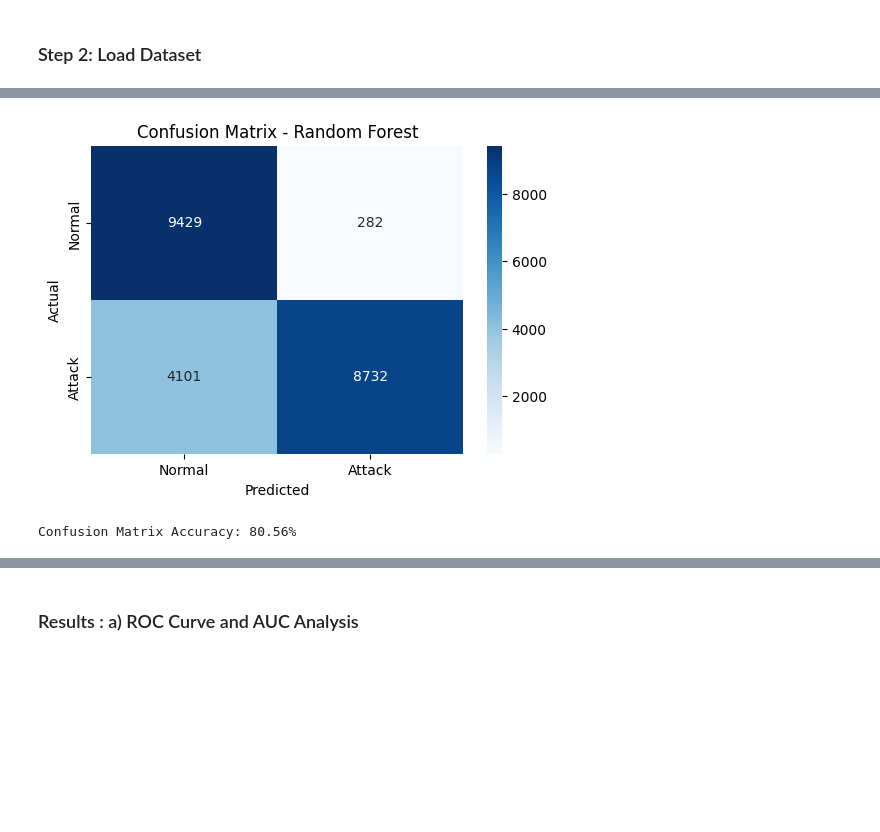
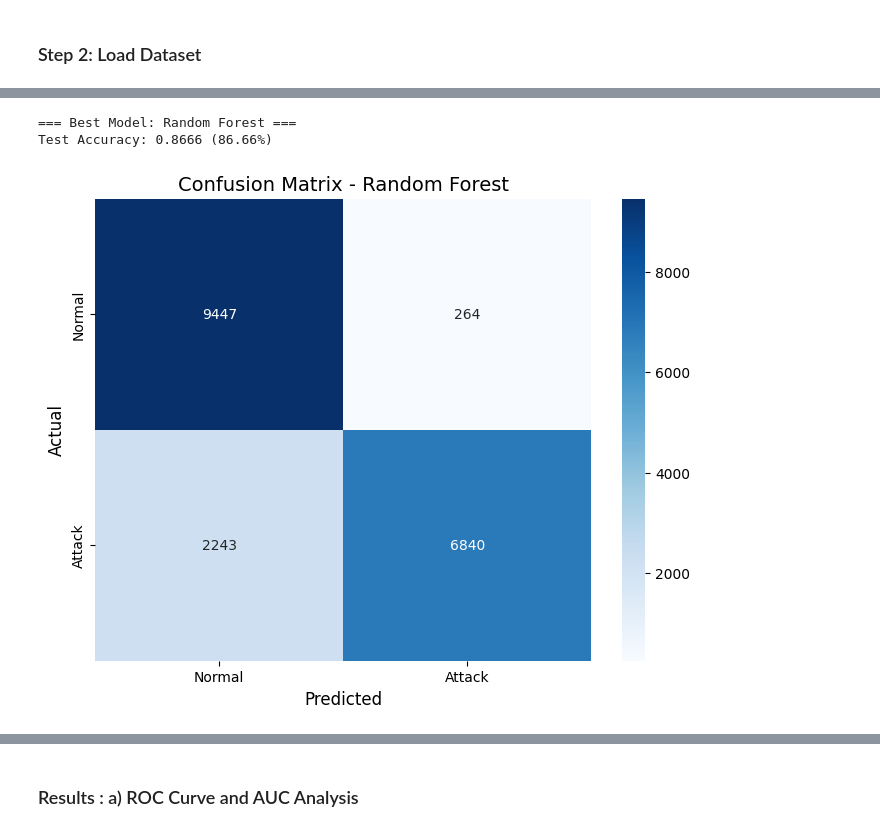
Before and after one commit to SpringBoardMentor193s/SentinelNet, a Jupyter notebook: notebooks/nslkdd_mode_train.ipynb, the cells around one changed output, grey strips where cells are left out. Drawn from its saved outputs; the diff is of its cells as text; code cells hidden in the pictures; blank space fills up the shorter version.

```diff
--- a/notebooks/nslkdd_mode_train.ipynb
+++ b/notebooks/nslkdd_mode_train.ipynb
@@ -201,10 +469,0 @@ y_test = test_df['attack_binary']
-# %%
-exclude_cols = ['label', 'difficulty_level', 'attack_binary']
-
-X_train = train_df.drop(columns=exclude_cols, axis=1)
-y_train = train_df['attack_binary']
-
-X_test = test_df.drop(columns=exclude_cols, axis=1)
-y_test = test_df['attack_binary']
-
-print("Training set:", X_train.shape, "Test set:", X_test.shape)
@@ -337,0 +517,8 @@ weighted avg       0.82      0.78      0.78     22544
+# %%
+# Apply SMOTETomek to balance the training data
+smote_tomek = SMOTETomek(random_state=42)
+X_train_resampled, y_train_resampled = smote_tomek.fit_resample(X_train, y_train)
+
+print("Class distribution after SMOTETomek:")
+print(pd.Series(y_train_resampled).value_counts())
+print(f"Resampled training shape: {X_train_resampled.shape}")
@@ -367,22 +781,51 @@ plt.show()
 # %%
-from sklearn.metrics import confusion_matrix
+# Detailed analysis of the best performing model
+best_model_name = max(test_results.keys(), key=lambda k: test_results[k])
+best_model = models[best_model_name]
+best_accuracy = test_results[best_model_name]
 
-best_model = models['Random Forest']
-y_pred = best_model.predict(X_test_power)
+print(f"\n=== Best Model: {best_model_name} ===")
+print(f"Test Accuracy: {best_accuracy:.4f} ({best_accuracy*100:.2f}%)")
 
-cm = confusion_matrix(y_test, y_pred)
+# Train the best model
+best_model.fit(X_train_resampled, y_train_resampled)
 
-plt.figure(figsize=(6,4))
+# Generate predictions
+y_pred_best = best_model.predict(X_test_final)
+
+# Confusion Matrix
+cm = confusion_matrix(y_test_final, y_pred_best)
+
+plt.figure(figsize=(8, 6))
 sns.heatmap(cm, annot=True, fmt='d', cmap='Blues',
             xticklabels=['Normal', 'Attack'],
             yticklabels=['Normal', 'Attack'])
-plt.title('Confusion Matrix - Random Forest')
-plt.xlabel('Predicted')
-plt.ylabel('Actual')
+plt.title(f'Confusion Matrix - {best_model_name}', fontsize=14)
+plt.xlabel('Predicted', fontsize=12)
+plt.ylabel('Actual', fontsize=12)
 plt.show()
 
-accuracy_from_cm = (cm[0,0] + cm[1,1]) / cm.sum()
-print(f"Confusion Matrix Accuracy: {accuracy_from_cm * 100:.2f}%")
+# Calculate metrics from confusion matrix
+if cm.shape == (2, 2):
+    TN, FP, FN, TP = cm.ravel()
+
+    print(f"\nDetailed Metrics for {best_model_name}:")
+    print(f"True Negatives (Normal correctly identified): {TN}")
+    print(f"False Positives (Normal misclassified as Attack): {FP}")
+    print(f"False Negatives (Attack misclassified as Normal): {FN}")
+    print(f"True Positives (Attack correctly identified): {TP}")
+
+    accuracy_cm = (TN + TP) / (TN + FP + FN + TP)
+    precision = TP / (TP + FP) if (TP + FP) > 0 else 0
+    recall = TP / (TP + FN) if (TP + FN) > 0 else 0
+    specificity = TN / (TN + FP) if (TN + FP) > 0 else 0
+
+    print(f"\nCalculated Metrics:")
+    print(f"Accuracy: {accuracy_cm:.4f} ({accuracy_cm*100:.2f}%)")
+    print(f"Precision: {precision:.4f}")
+    print(f"Recall (Sensitivity): {recall:.4f}")
+    print(f"Specificity: {specificity:.4f}")
 # %% [output]
+=== Best Model: Random Forest ===
+Test Accuracy: 0.8666 (86.66%)
-[figure, old version]
+[figure, new version]
-Confusion Matrix Accuracy: 80.56%
```
Also changed, not shown: parts of 63 cells of this notebook, 6 other files.
